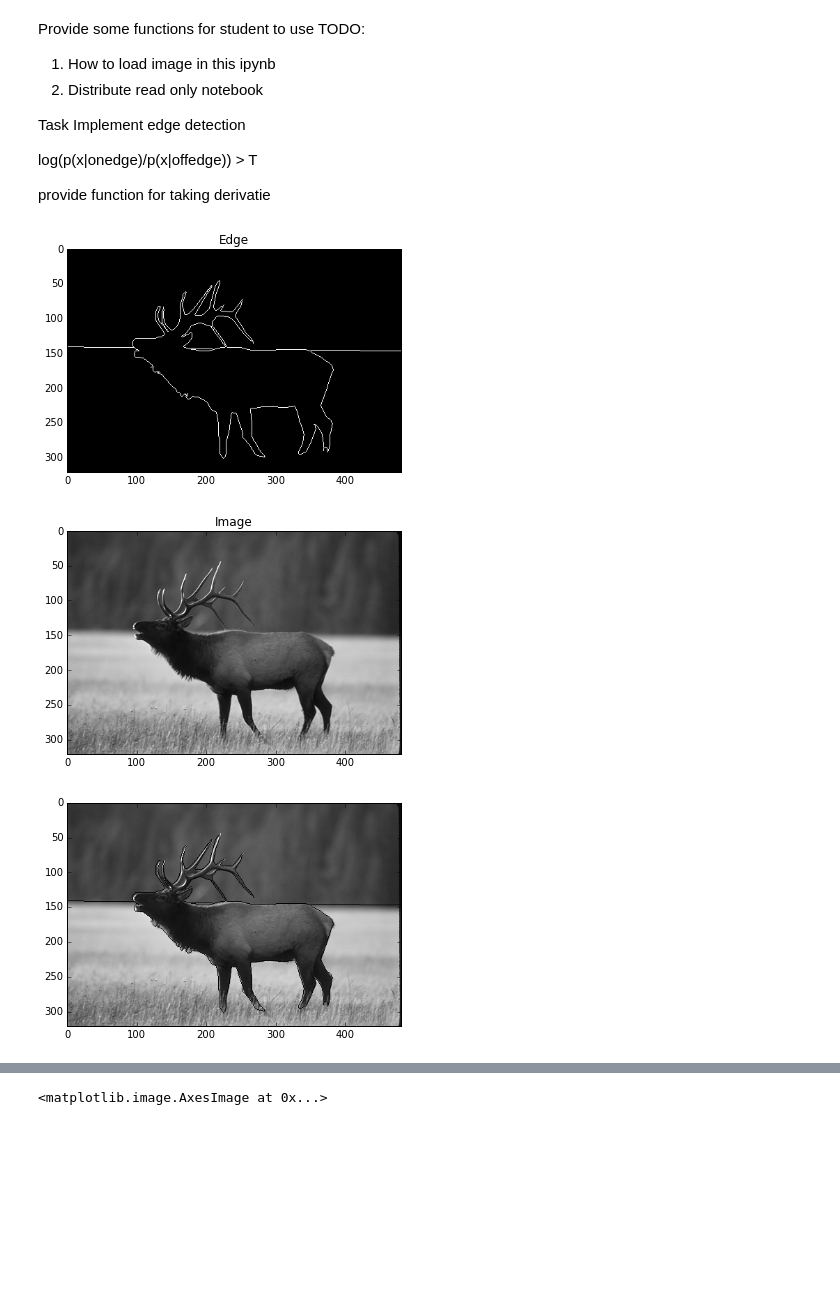
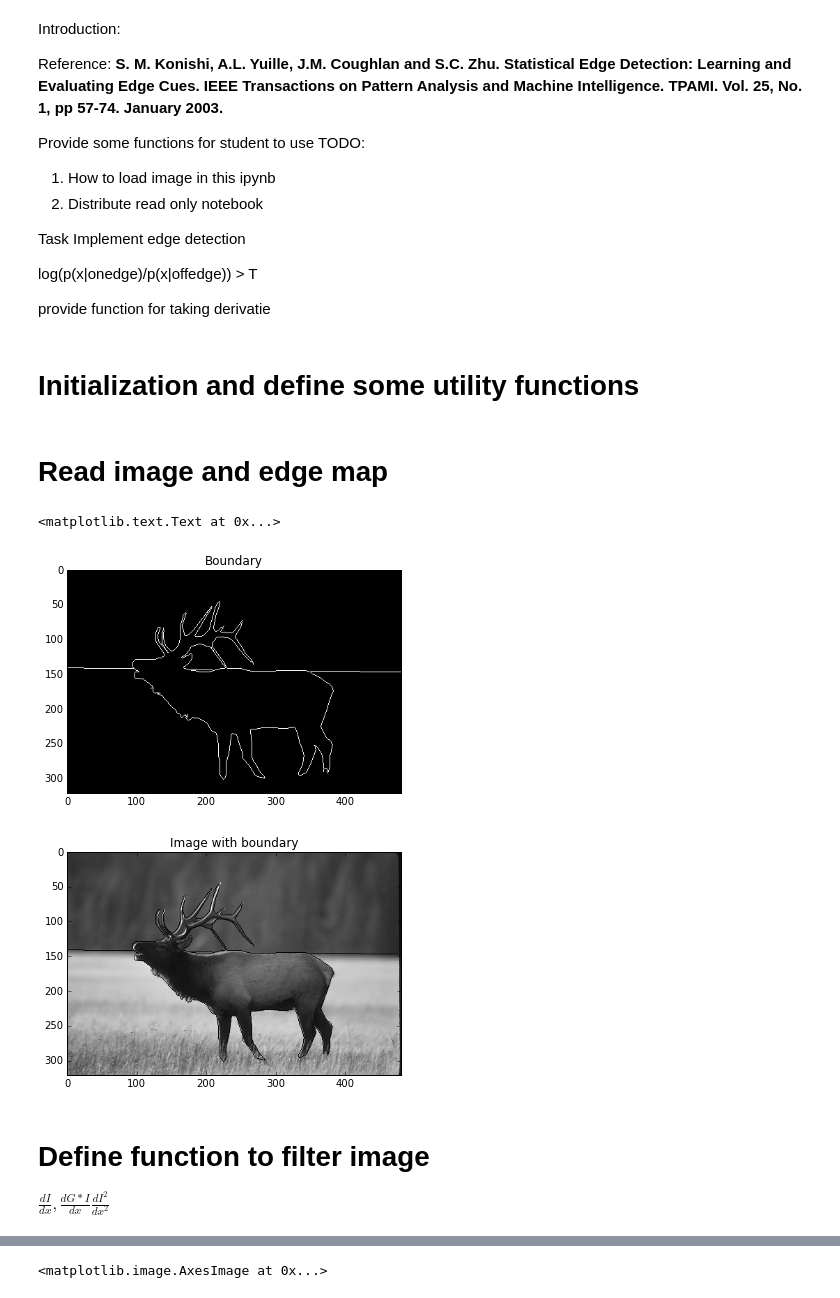
Before and after one commit to qiuwch/Stat271HWFall14, a Jupyter notebook: 1.2EdgeDemo.ipynb, the cells around one changed output, grey strips where cells are left out. Drawn from its saved outputs; the diff is of its cells as text; code cells hidden in the pictures; blank space fills up the shorter version.

```diff
--- a/1.2 EdgeDemo.ipynb
+++ b/1.2EdgeDemo.ipynb
@@ -1,4 +1,10 @@
 # %% [markdown]
+Introduction:
+
+
+Reference:
+**S. M. Konishi, A.L. Yuille, J.M. Coughlan and S.C. Zhu. Statistical Edge Detection: Learning and Evaluating Edge Cues. IEEE Transactions on Pattern Analysis and Machine Intelligence. TPAMI. Vol. 25, No. 1, pp 57-74. January 2003.**
+
 Provide some functions for student to use
 TODO:
 1. How to load image in this ipynb
@@ -10,6 +16,8 @@ Implement edge detection
 log(p(x|onedge)/p(x|offedge)) > T
 
 provide function for taking derivatie
+# %% [markdown]
+# Initialization and define some utility functions
 # %%
 from matplotlib.pyplot import *
 %matplotlib inline
@@ -19,28 +27,32 @@ def myimshow(im):
     # imshow(im, cmap=gray(), vmin=0, vmax=1)
     imshow(im, cmap=gray())
     # imshow(I, vmin=0, vmax=1, cmap=gray())
+# %% [markdown]
+# Read image and edge map
 # %%
 # Show image and edge labeling
 # id = '100075'
 # id = '35010' # butterfly
 # id = '97017' # building
 id = '41004' # deer
 
 def loadData(id):
     from skimage.color import rgb2gray
     edgeMap = imread('boundaryMap/' + id + '.bmp'); edgeMap = edgeMap[:,:,0]
     im = imread('BSR/BSDS500/data/images/train/' + id + '.jpg')
     grayIm = rgb2gray(im)
     return [grayIm, edgeMap]
 
 [im, edgeMap] = loadData(id)
-figure(); myimshow(edgeMap); title('Edge')
-figure(); myimshow(im); title('Image')
-figure(); myimshow(im * (edgeMap==0))
+figure(); myimshow(edgeMap); title('Boundary')
+figure(); myimshow(im * (edgeMap==0)); title('Image with boundary')
 # %% [output]
+<matplotlib.text.Text at 0x...>
-[figure, old version]
+[figure, new version]
-[figure, old version]
+[figure, new version]
-[figure, removed]
+# %% [markdown]
+# Define function to filter image
+$ \frac{dI}{dx}, \frac{dG*I}{dx} \frac{dI^2}{dx^2} $
 # %%
 def dIdx(im):
     # First order derivative
```
Also changed, not shown: parts of 11 cells of this notebook, 2 other files.
